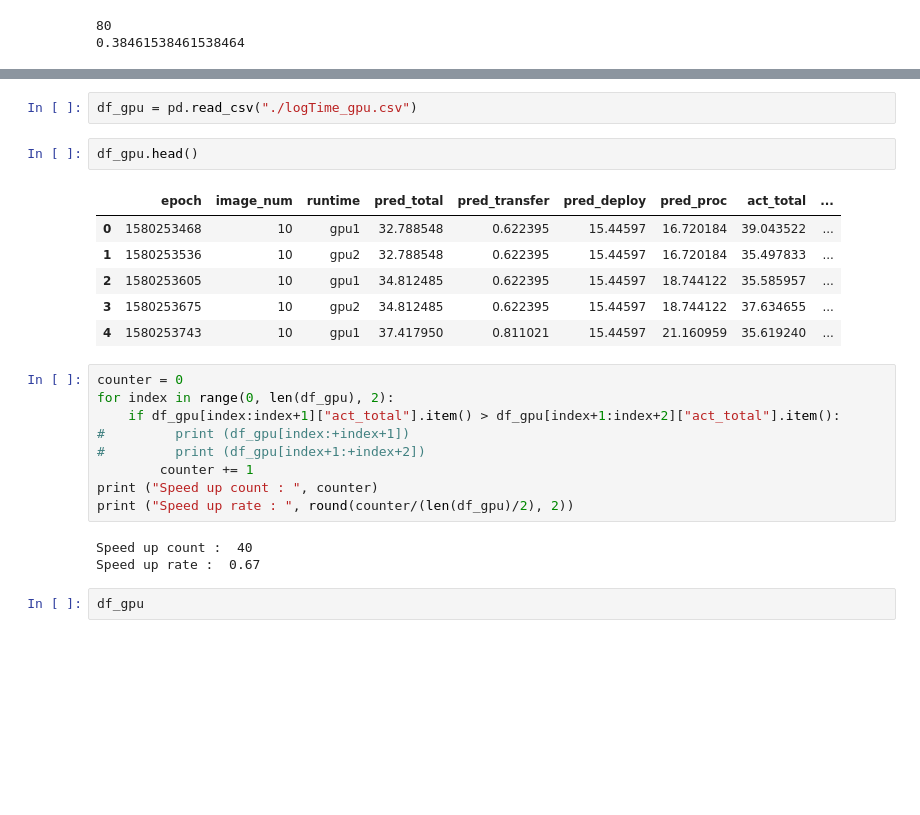
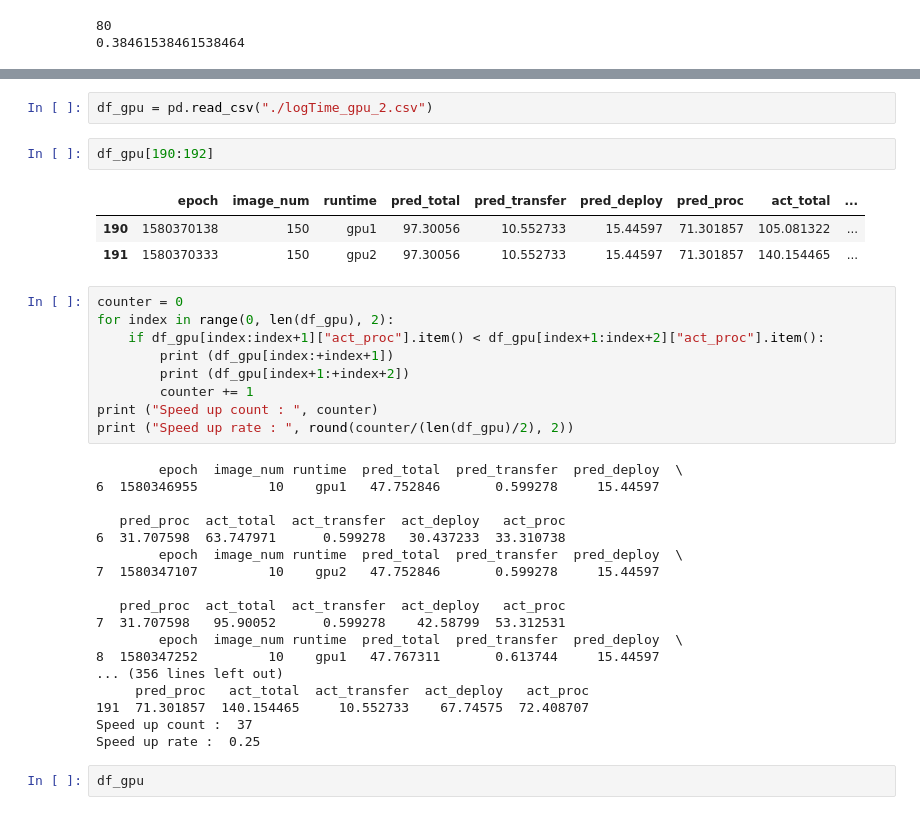
Before and after one commit to Heronalps/STOIC, a Jupyter notebook: jupyter/Scheduling Analysis.ipynb, the cells around one changed output, grey strips where cells are left out. Drawn from its saved outputs; the diff is of its cells as text; blank space fills up the shorter version.

```diff
--- a/jupyter/Scheduling Analysis.ipynb
+++ b/jupyter/Scheduling Analysis.ipynb
@@ -161,25 +142,37 @@ df_logtime4.head()
 # %%
-df_gpu = pd.read_csv("./logTime_gpu.csv")
+df_gpu = pd.read_csv("./logTime_gpu_2.csv")
-# %%
-df_gpu.head()
-# %% [output]
-|  | epoch | image_num | runtime | pred_total | pred_transfer | pred_deploy | pred_proc | act_total | ... |
-| 0 | 1580253468 | 10 | gpu1 | 32.788548 | 0.622395 | 15.44597 | 16.720184 | 39.043522 | ... |
-| 1 | 1580253536 | 10 | gpu2 | 32.788548 | 0.622395 | 15.44597 | 16.720184 | 35.497833 | ... |
-| 2 | 1580253605 | 10 | gpu1 | 34.812485 | 0.622395 | 15.44597 | 18.744122 | 35.585957 | ... |
-| 3 | 1580253675 | 10 | gpu2 | 34.812485 | 0.622395 | 15.44597 | 18.744122 | 37.634655 | ... |
-| 4 | 1580253743 | 10 | gpu1 | 37.417950 | 0.811021 | 15.44597 | 21.160959 | 35.619240 | ... |
+# %%
+df_gpu[190:192]
+# %% [output]
+|  | epoch | image_num | runtime | pred_total | pred_transfer | pred_deploy | pred_proc | act_total | ... |
+| 190 | 1580370138 | 150 | gpu1 | 97.30056 | 10.552733 | 15.44597 | 71.301857 | 105.081322 | ... |
+| 191 | 1580370333 | 150 | gpu2 | 97.30056 | 10.552733 | 15.44597 | 71.301857 | 140.154465 | ... |
 # %%
 counter = 0
 for index in range(0, len(df_gpu), 2):
-    if df_gpu[index:index+1]["act_total"].item() > df_gpu[index+1:index+2]["act_total"].item():
-#         print (df_gpu[index:+index+1])
-#         print (df_gpu[index+1:+index+2])
+    if df_gpu[index:index+1]["act_proc"].item() < df_gpu[index+1:index+2]["act_proc"].item():
+        print (df_gpu[index:+index+1])
+        print (df_gpu[index+1:+index+2])
         counter += 1
 print ("Speed up count : ", counter)
 print ("Speed up rate : ", round(counter/(len(df_gpu)/2), 2))
 # %% [output]
-Speed up count :  40
-Speed up rate :  0.67
+        epoch  image_num runtime  pred_total  pred_transfer  pred_deploy  \
+6  1580346955         10    gpu1   47.752846       0.599278     15.44597
+
+   pred_proc  act_total  act_transfer  act_deploy   act_proc
+6  31.707598  63.747971      0.599278   30.437233  33.310738
+        epoch  image_num runtime  pred_total  pred_transfer  pred_deploy  \
+7  1580347107         10    gpu2   47.752846       0.599278     15.44597
+
+   pred_proc  act_total  act_transfer  act_deploy   act_proc
+7  31.707598   95.90052      0.599278    42.58799  53.312531
+        epoch  image_num runtime  pred_total  pred_transfer  pred_deploy  \
+8  1580347252         10    gpu1   47.767311       0.613744     15.44597
+... (356 lines left out)
+     pred_proc   act_total  act_transfer  act_deploy   act_proc
+191  71.301857  140.154465     10.552733    67.74575  72.408707
+Speed up count :  37
+Speed up rate :  0.25
 # %%
 df_gpu
```
Also changed, not shown: parts of 6 cells of this notebook, 4 other files.
